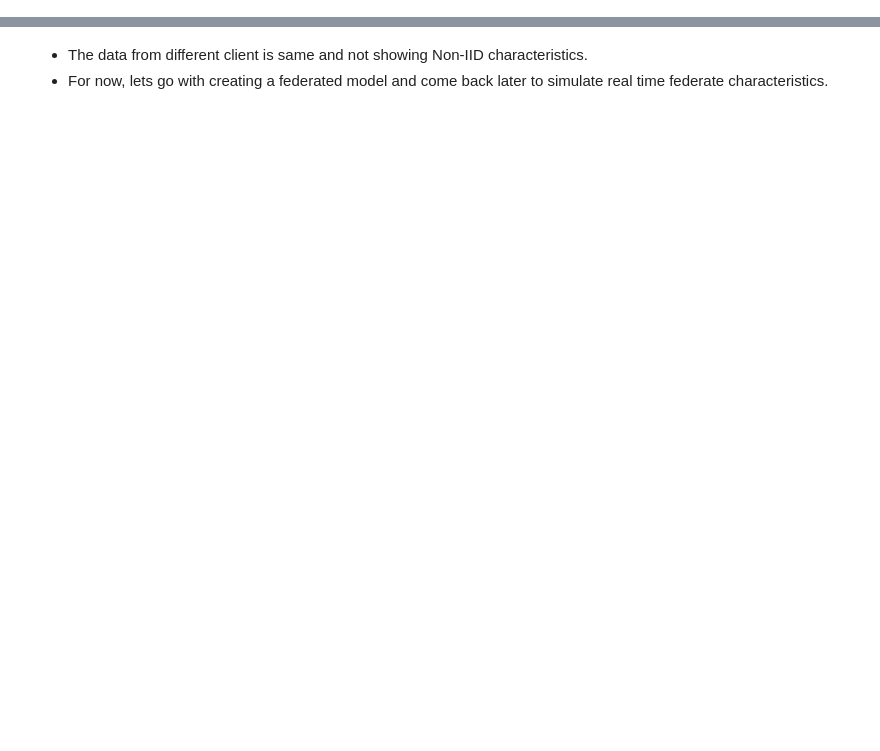
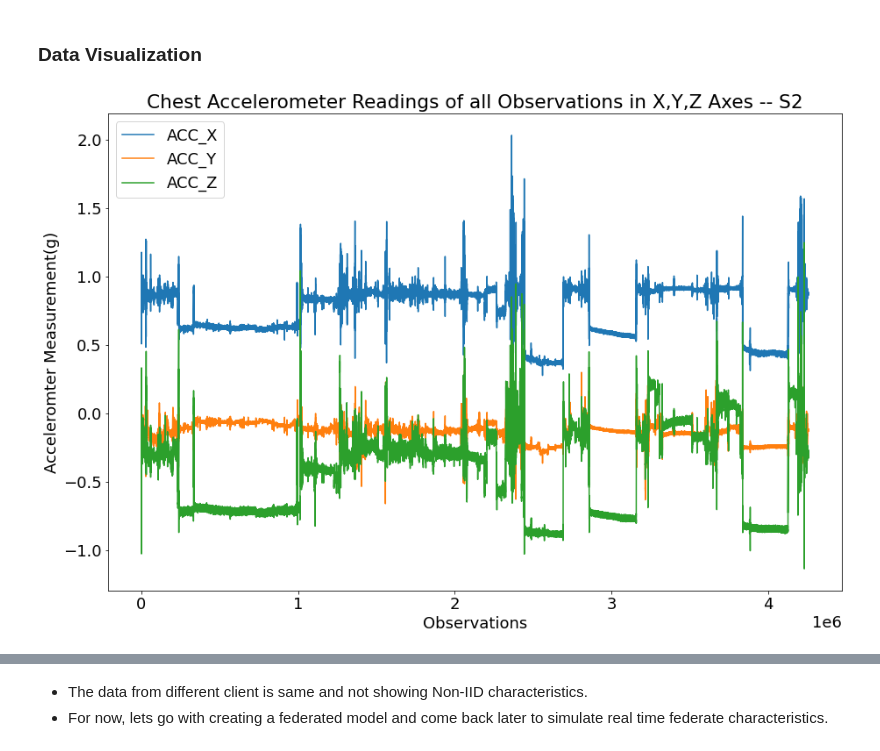
Before and after one commit to harinadh12/Appidi_OUDSA5900, a Jupyter notebook: federate_data.ipynb, the cells around one changed output, grey strips where cells are left out. Drawn from its saved outputs; the diff is of its cells as text; code cells hidden in the pictures; blank space fills up the shorter version.

```diff
--- a/federate_data.ipynb
+++ b/federate_data.ipynb
@@ -181,0 +1,29 @@ for i in range(15):
+# %%
+import tensorflow_federated as tff
+import collections
+import os
+import tensorflow as tf
+import numpy as np
+import pandas as pd
+import matplotlib.pyplot as plt
+from tensorflow.keras.layers import Dense, InputLayer, Softmax
+from tensorflow.keras.models import Sequential
+import pickle
+from joblib import dump,load
+from sklearn.model_selection import train_test_split,KFold
+from sklearn.metrics import roc_curve, confusion_matrix,accuracy_score,auc, classification_report
+from sklearn.decomposition import PCA,KernelPCA
+from itertools import cycle
+import seaborn as sns
+import tensorflow_privacy as tfp
+
+
+
+FIGURESIZE=(15,10)
+FONTSIZE=18
+plt.rcParams['figure.figsize'] = FIGURESIZE
+plt.rcParams['font.size'] = FONTSIZE
+plt.rcParams['xtick.labelsize'] = FONTSIZE
+plt.rcParams['ytick.labelsize'] = FONTSIZE
+# %% [markdown]
+### Data Visualization
@@ -181,0 +39,11 @@ for i in range(15):
+# %%
+acc = data.get('signal',{}).get('chest',{}).get('ACC',np.array([]))
+
+plt.plot(data['signal']['chest']['ACC'])
+plt.ylabel('Acceleromter Measurement(g)')
+plt.xlabel('Observations')
+plt.title('Chest Accelerometer Readings of all Observations in X,Y,Z Axes -- S2')
+plt.legend(['ACC_X','ACC_Y','ACC_Z'])
+plt.savefig('chest_acc.png')
+# %% [output]
+[figure, added]
```
Also changed, not shown: parts of 139 cells of this notebook, 23 other files.
